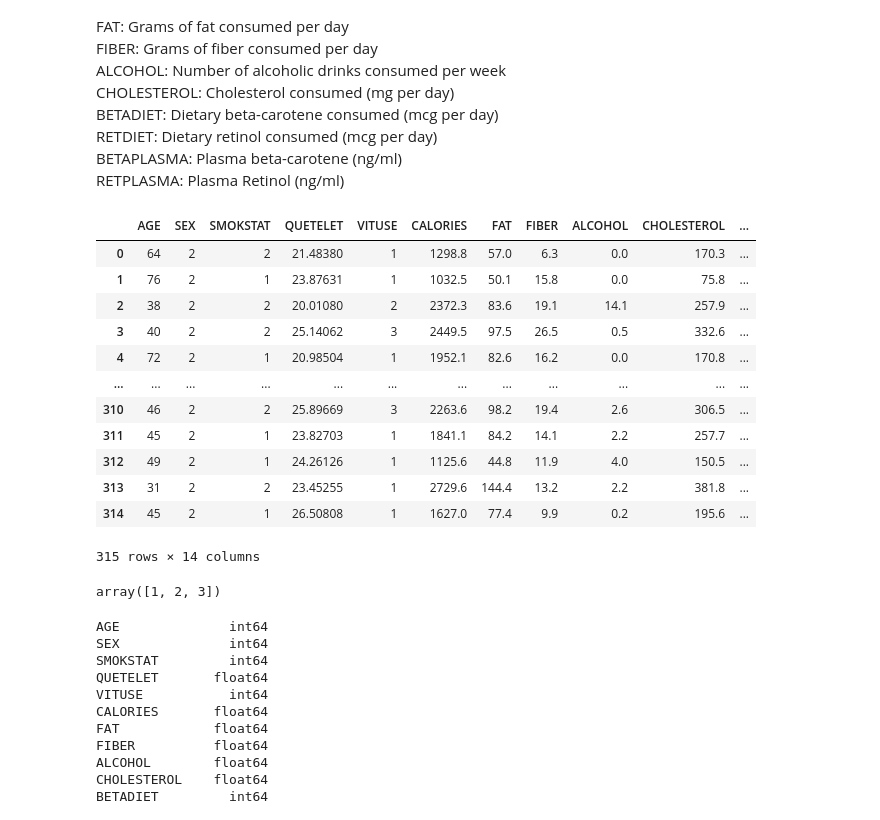
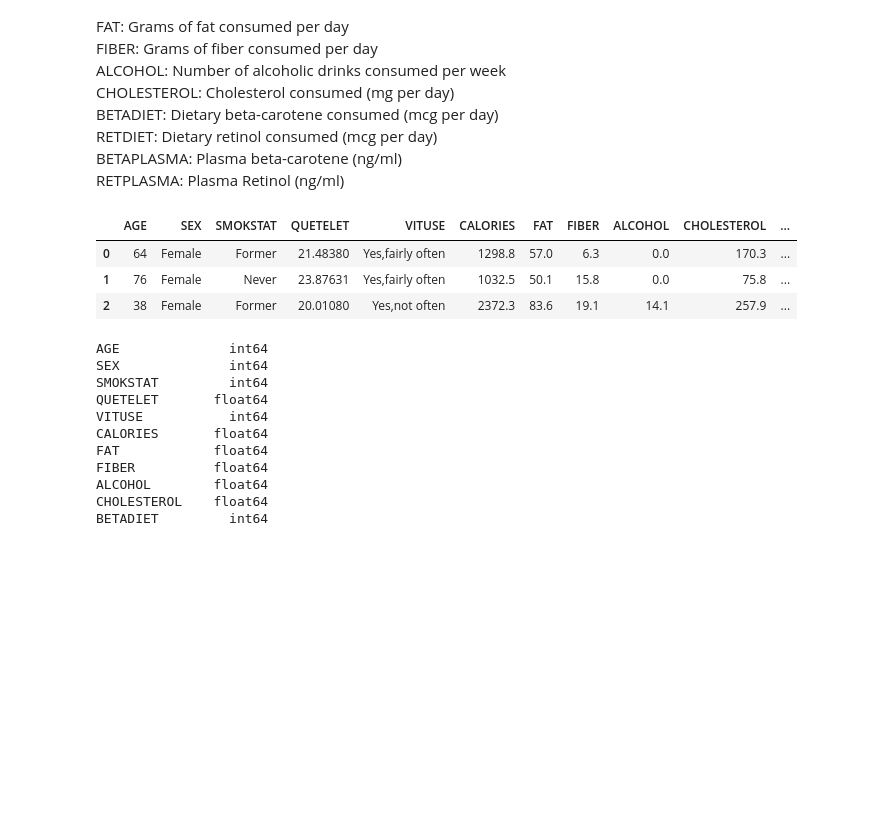
Before and after one commit to RomanD83/pbc, a Jupyter notebook: Determinants.ipynb, the cells around one changed output. Saved outputs shown, nothing was run; the diff lists cells and outputs as text; code cells hidden in the pictures; blank space fills up the shorter version.

```diff
--- a/Determinants.ipynb
+++ b/Determinants.ipynb
@@ -40,25 +101,12 @@ df = df.rename(columns={0: 'AGE'
                         , 5: 'CALORIES'
                         , 6: 'FAT',7: 'FIBER', 8: 'ALCOHOL',9: 'CHOLESTEROL', 10: 'BETADIET', 11: 'RETDIET', 12: 'BETAPLASMA', 13: 'RETPLASMA'})
 # %%
-df
+df.head(3)
 # %% [output]
 |  | AGE | SEX | SMOKSTAT | QUETELET | VITUSE | CALORIES | FAT | FIBER | ALCOHOL | CHOLESTEROL | ... |
-| 0 | 64 | 2 | 2 | 21.48380 | 1 | 1298.8 | 57.0 | 6.3 | 0.0 | 170.3 | ... |
-| 1 | 76 | 2 | 1 | 23.87631 | 1 | 1032.5 | 50.1 | 15.8 | 0.0 | 75.8 | ... |
-| 2 | 38 | 2 | 2 | 20.01080 | 2 | 2372.3 | 83.6 | 19.1 | 14.1 | 257.9 | ... |
-| 3 | 40 | 2 | 2 | 25.14062 | 3 | 2449.5 | 97.5 | 26.5 | 0.5 | 332.6 | ... |
-| 4 | 72 | 2 | 1 | 20.98504 | 1 | 1952.1 | 82.6 | 16.2 | 0.0 | 170.8 | ... |
-| ... | ... | ... | ... | ... | ... | ... | ... | ... | ... | ... | ... |
-| 310 | 46 | 2 | 2 | 25.89669 | 3 | 2263.6 | 98.2 | 19.4 | 2.6 | 306.5 | ... |
-| 311 | 45 | 2 | 1 | 23.82703 | 1 | 1841.1 | 84.2 | 14.1 | 2.2 | 257.7 | ... |
-| 312 | 49 | 2 | 1 | 24.26126 | 1 | 1125.6 | 44.8 | 11.9 | 4.0 | 150.5 | ... |
-| 313 | 31 | 2 | 2 | 23.45255 | 1 | 2729.6 | 144.4 | 13.2 | 2.2 | 381.8 | ... |
-| 314 | 45 | 2 | 1 | 26.50808 | 1 | 1627.0 | 77.4 | 9.9 | 0.2 | 195.6 | ... |
+| 0 | 64 | Female | Former | 21.48380 | Yes,fairly often | 1298.8 | 57.0 | 6.3 | 0.0 | 170.3 | ... |
+| 1 | 76 | Female | Never | 23.87631 | Yes,fairly often | 1032.5 | 50.1 | 15.8 | 0.0 | 75.8 | ... |
+| 2 | 38 | Female | Former | 20.01080 | Yes,not often | 2372.3 | 83.6 | 19.1 | 14.1 | 257.9 | ... |
-315 rows × 14 columns
-# %%
-df.VITUSE.unique()
-# %% [output]
-array([1, 2, 3])
 # %%
 df.dtypes
 # %% [output]
```
Also changed, not shown: parts of 30 cells of this notebook.
